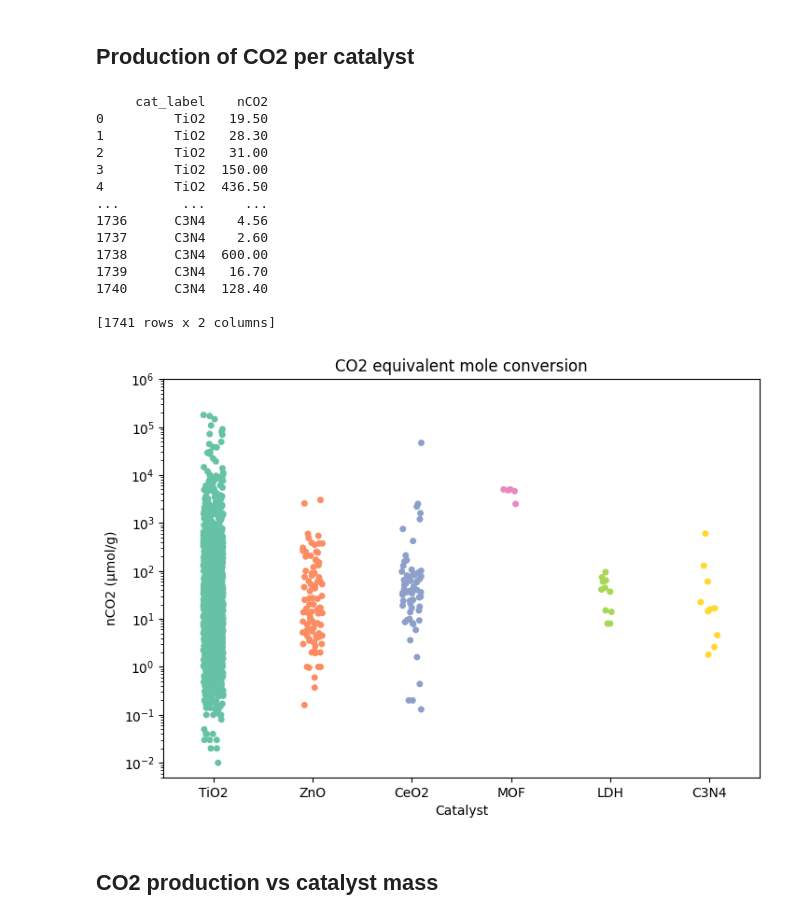
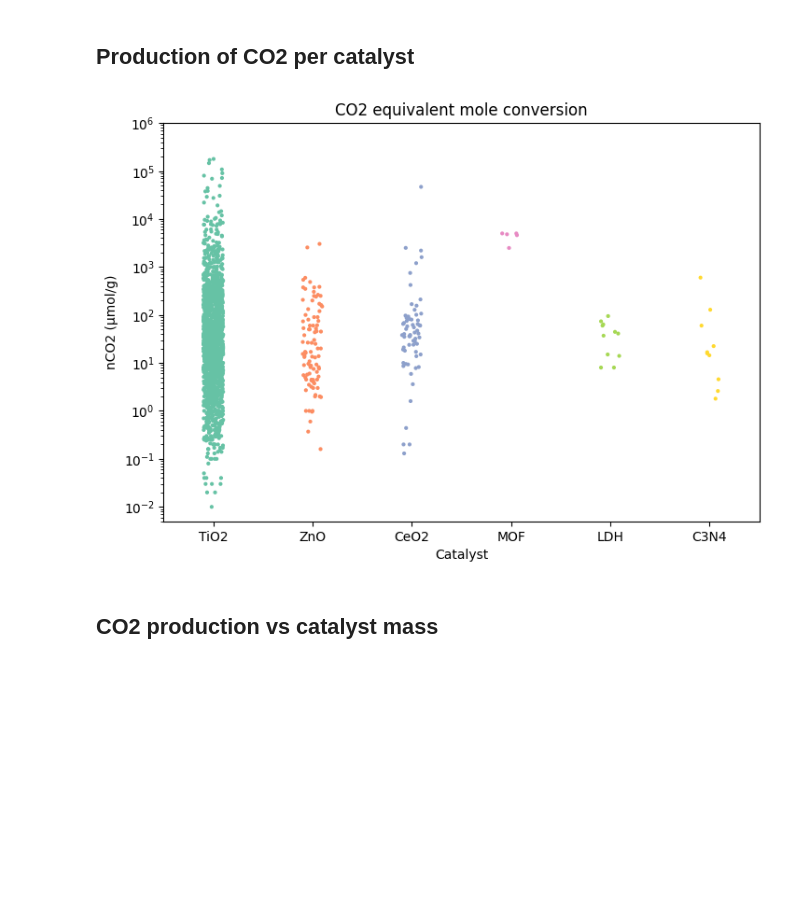
Before and after one commit to SolarChem/solarchem-kg, a Jupyter notebook: notebooks/queries-and-figures.ipynb, the cells around one changed output. Drawn from its saved outputs; the diff is of its cells as text; code cells hidden in the pictures; blank space fills up the shorter version.

```diff
--- a/notebooks/queries-and-figures.ipynb
+++ b/notebooks/queries-and-figures.ipynb
@@ -123,47 +118,39 @@ g_co2_tio2.set(yscale='log', ylim=(5e-3, 1e+6))
 # %%
 query = prefixes + """
     SELECT ?cat_label ?nCO2
     WHERE {
        ?expexec prov:used ?input .
        ?input solar:hasRole solar:Catalyst ;
             rdfs:label ?cat_label .
         ?output prov:wasGeneratedBy ?expexec ;
             rdfs:label "CO2" ;
             qudt:numericValue ?nCO2 ;
             qudt:unit unit:MicroMOL-PER-GM.
         FILTER (?nCO2 != 0.00)
         VALUES ?cat_label { 'TiO2' 'ZnO' 'CeO2' 'MOF' 'LDH' 'C3N4' }
     }
 """
 q_res = run_query_csv(query)
-print(q_res)
 
 ### takes forever with swarm
-g_co2 = sns.catplot(data=q_res, x='cat_label', hue='cat_label', legend=False, y='nCO2', kind='strip', palette="Set2", height=5, aspect=1.5)
+g_co2 = sns.catplot(data=q_res,
+                    x='cat_label',
+                    hue='cat_label',
+                    legend=False,
+                    y='nCO2',
+                    kind='strip', size=3,
+                    palette="Set2",
+                    height=5, aspect=1.5)
 #add_quantile_reflines(g_co2_tio2, q_res['nCO2'], 0.05, 0.95)
 g_co2.despine(top=False, right=False)
 g_co2.set(title='CO2 equivalent mole conversion')
 g_co2.set_axis_labels(x_var='Catalyst', y_var='nCO2 (μmol/g)')
 g_co2.set(yscale='log', ylim=(5e-3, 1e+6))
 #plt.legend()
 #sns.move_legend(g_co2_tio2.ax, loc=(1.01, 0.45))
 g_co2.savefig('figures/co2-conversion.png', dpi=400)
 # %% [output]
-     cat_label    nCO2
-0         TiO2   19.50
-1         TiO2   28.30
-2         TiO2   31.00
-3         TiO2  150.00
-4         TiO2  436.50
-...        ...     ...
-1736      C3N4    4.56
-1737      C3N4    2.60
-1738      C3N4  600.00
-1739      C3N4   16.70
-1740      C3N4  128.40
-
-[1741 rows x 2 columns]
-[figure, old version]
+[figure, new version]
 # %% [markdown]
 ## CO2 production vs catalyst mass
 # %%
```
Also changed, not shown: parts of 3 cells of this notebook, 3 other files.
